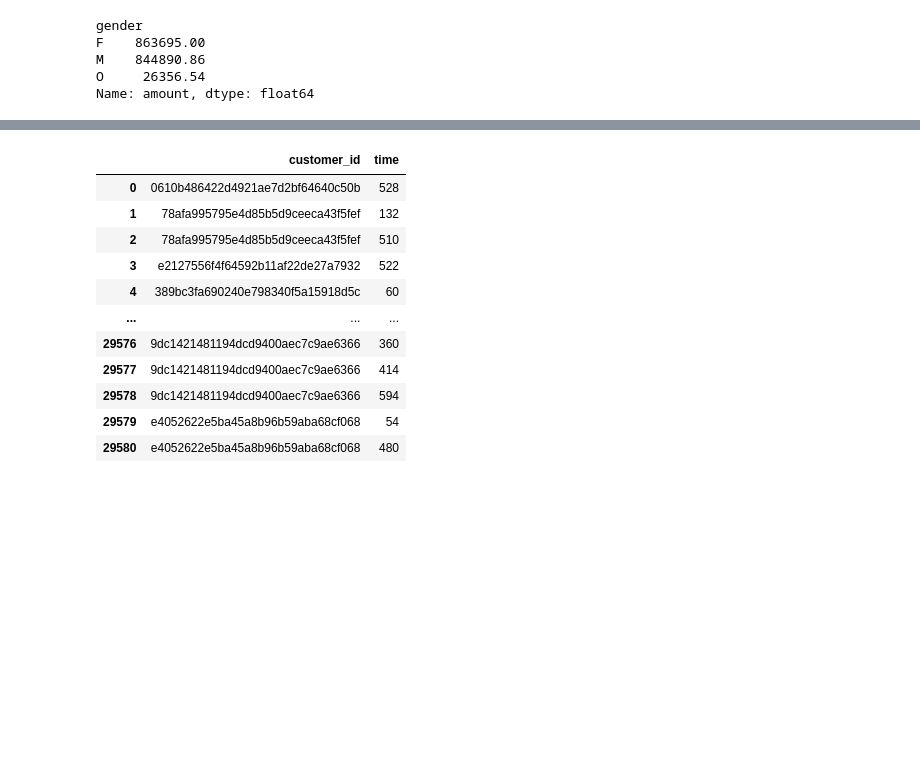
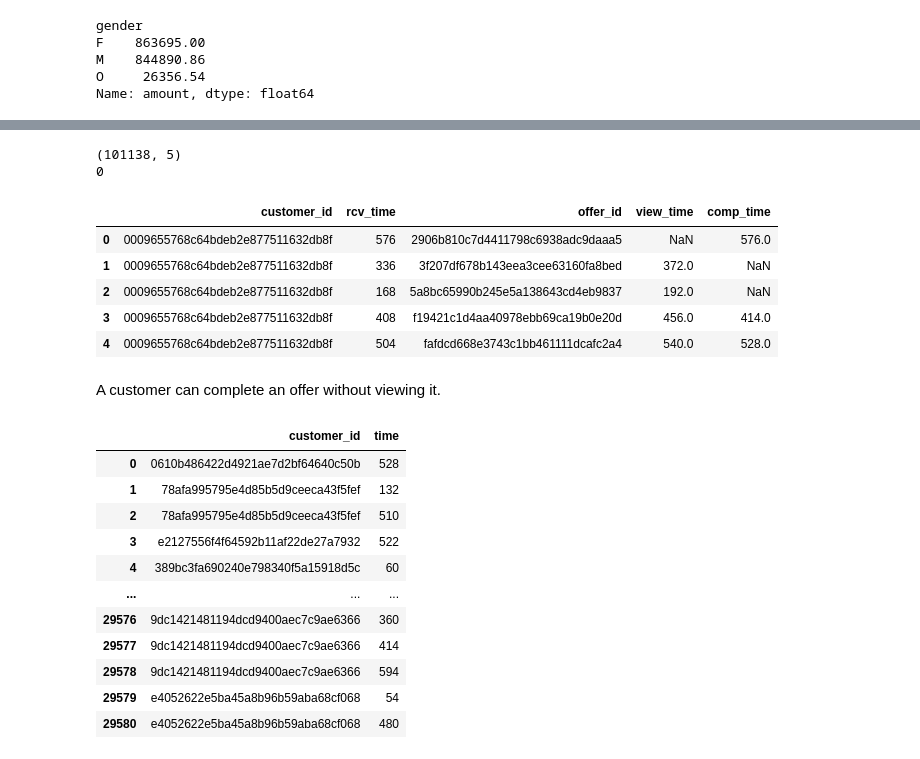
Before and after one commit to irfanzim/Python-Maven-Rewards-Challenge, a Jupyter notebook: Untitled1.ipynb, the cells around one changed output, grey strips where cells are left out. Saved outputs shown, nothing was run; the diff lists cells and outputs as text; code cells hidden in the pictures; blank space fills up the shorter version.

```diff
--- a/Untitled1.ipynb
+++ b/Untitled1.ipynb
@@ -407,3 +530,20 @@ df_completed.head()
+# %%
+#merge df_rcv_view and completed
+df_time=pd.merge(df_rcv_view,df_completed, on=["customer_id", "offer_id"],how="left")
+print(df_time.shape)
+print(df_time.duplicated().sum())
+df_time.head()
+# %% [output]
+(101138, 5)
+0
+|  | customer_id | rcv_time | offer_id | view_time | comp_time |
+| 0 | 0009655768c64bdeb2e877511632db8f | 576 | 2906b810c7d4411798c6938adc9daaa5 | NaN | 576.0 |
+| 1 | 0009655768c64bdeb2e877511632db8f | 336 | 3f207df678b143eea3cee63160fa8bed | 372.0 | NaN |
+| 2 | 0009655768c64bdeb2e877511632db8f | 168 | 5a8bc65990b245e5a138643cd4eb9837 | 192.0 | NaN |
+| 3 | 0009655768c64bdeb2e877511632db8f | 408 | f19421c1d4aa40978ebb69ca19b0e20d | 456.0 | 414.0 |
+| 4 | 0009655768c64bdeb2e877511632db8f | 504 | fafdcd668e3743c1bb461111dcafc2a4 | 540.0 | 528.0 |
+# %% [markdown]
+ A customer can complete an offer without viewing it.
 # %%
 #get rows where transaction time and completed time is same
 matching_pairs = pd.merge(
```
Also changed, not shown: parts of 25 cells of this notebook.
